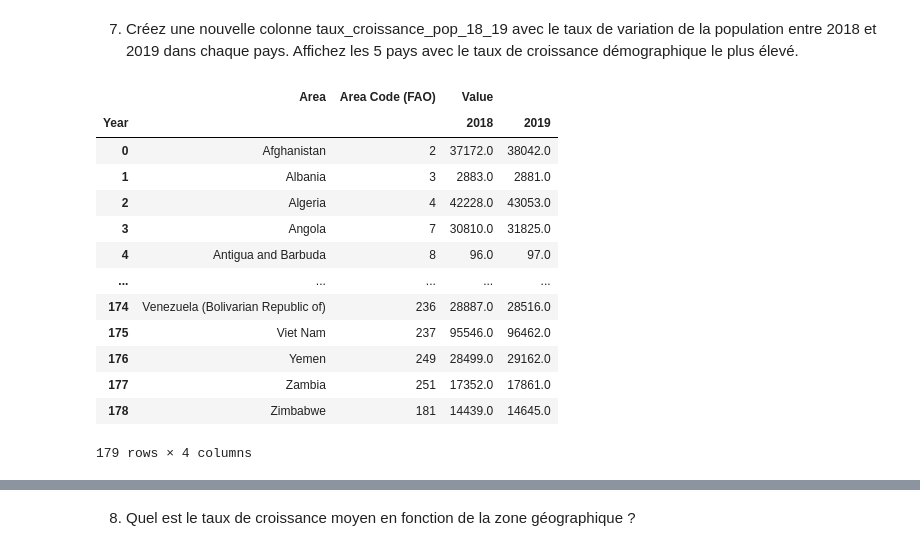
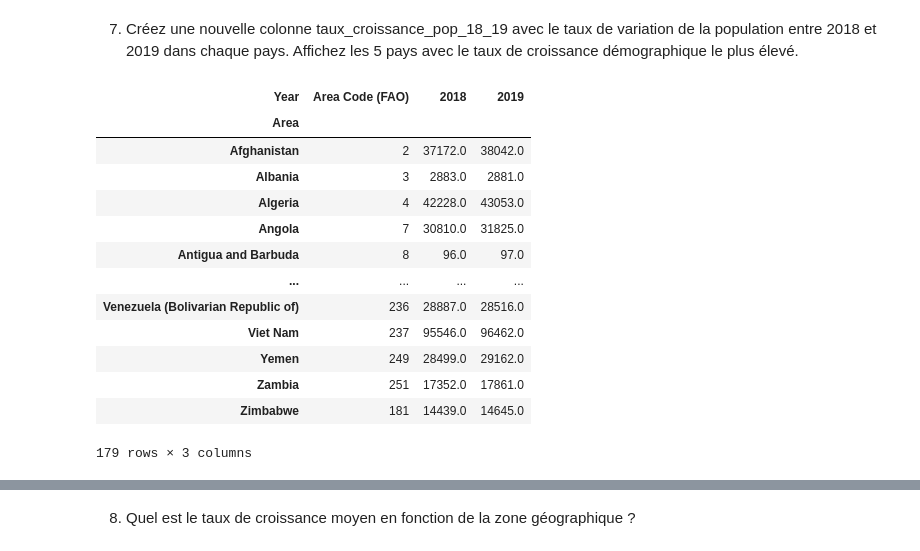
Before and after one commit to NinaNusb/FAOSTAT, a Jupyter notebook: df_list/FAOSTAT.ipynb, the cells around one changed output, grey strips where cells are left out. Saved outputs shown, nothing was run; the diff lists cells and outputs as text; code cells hidden in the pictures.

```diff
--- a/df_list/FAOSTAT.ipynb
+++ b/df_list/FAOSTAT.ipynb
@@ -768,24 +768,24 @@ dtype: int64
 7) Créez une nouvelle colonne taux_croissance_pop_18_19 avec le taux de variation de la population entre 2018 et 2019 dans chaque pays. Affichez les 5 pays avec le taux de croissance démographique le plus élevé.
 # %%
 df_pop2_pivot= df_pop2.pivot_table(
-    index=['Area', 'Area Code (FAO)'],
+    index=['Area', 'Area Code (FAO)'], #toutes les colonnes à conserver
     columns= ['Year'],
-    values=['Value']
+    values='Value'
 ).reset_index()
 # %%
-df_pop2_pivot
+df_pop2_pivot.set_index('Area')
 # %% [output]
-|  | Area | Area Code (FAO) | Value |  |
-| Year |  |  | 2018 | 2019 |
-| 0 | Afghanistan | 2 | 37172.0 | 38042.0 |
-| 1 | Albania | 3 | 2883.0 | 2881.0 |
-| 2 | Algeria | 4 | 42228.0 | 43053.0 |
-| 3 | Angola | 7 | 30810.0 | 31825.0 |
-| 4 | Antigua and Barbuda | 8 | 96.0 | 97.0 |
-| ... | ... | ... | ... | ... |
-| 174 | Venezuela (Bolivarian Republic of) | 236 | 28887.0 | 28516.0 |
-| 175 | Viet Nam | 237 | 95546.0 | 96462.0 |
-| 176 | Yemen | 249 | 28499.0 | 29162.0 |
-| 177 | Zambia | 251 | 17352.0 | 17861.0 |
-| 178 | Zimbabwe | 181 | 14439.0 | 14645.0 |
+| Year | Area Code (FAO) | 2018 | 2019 |
+| Area |  |  |  |
+| Afghanistan | 2 | 37172.0 | 38042.0 |
+| Albania | 3 | 2883.0 | 2881.0 |
+| Algeria | 4 | 42228.0 | 43053.0 |
+| Angola | 7 | 30810.0 | 31825.0 |
+| Antigua and Barbuda | 8 | 96.0 | 97.0 |
+| ... | ... | ... | ... |
+| Venezuela (Bolivarian Republic of) | 236 | 28887.0 | 28516.0 |
+| Viet Nam | 237 | 95546.0 | 96462.0 |
+| Yemen | 249 | 28499.0 | 29162.0 |
+| Zambia | 251 | 17352.0 | 17861.0 |
+| Zimbabwe | 181 | 14439.0 | 14645.0 |
-179 rows × 4 columns
+179 rows × 3 columns
```
Also changed, not shown: parts of 31 cells of this notebook.
